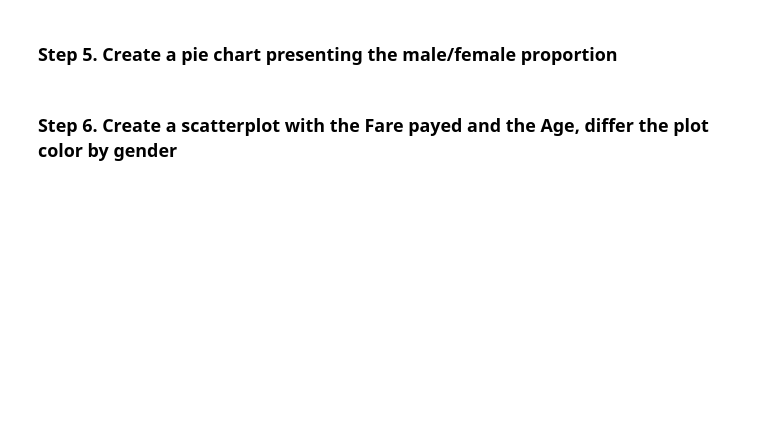
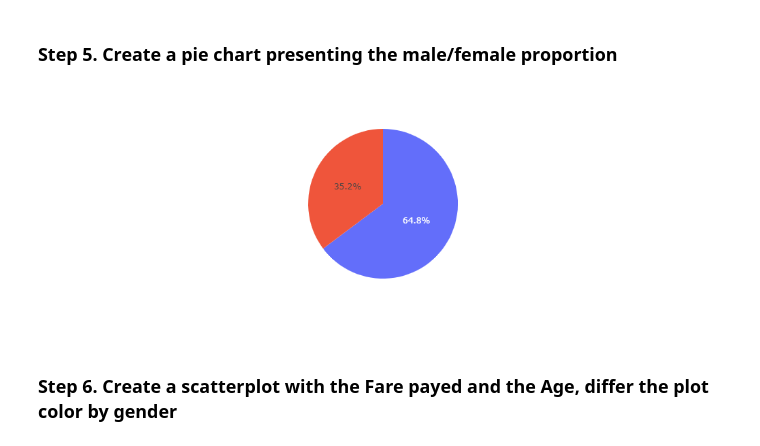
Before and after one commit to BorjaFlightCoder/pandas_exercises, a Jupyter notebook: 07_Visualization/Titanic_Desaster/Exercises.ipynb, the cells around one changed output. Cells and saved outputs as stored; diff of their text form; code cells hidden in the pictures; blank space fills up the shorter version.

Commit message:
Avances 07 titanic

```diff
--- a/07_Visualization/Titanic_Desaster/Exercises.ipynb
+++ b/07_Visualization/Titanic_Desaster/Exercises.ipynb
@@ -37,2 +53,6 @@ df_titanic = pd.read_csv(filepath_or_buffer=url)
 # %% [markdown]
 ### Step 4. Set PassengerId as the index
+# %%
+df_titanic = df_titanic.set_index(keys=df_titanic['PassengerId'])
+# %%
+df_titanic = df_titanic.drop(columns='PassengerId')
@@ -41,2 +80,7 @@ df_titanic = pd.read_csv(filepath_or_buffer=url)
+# %%
+fig = px.pie(data_frame=df_titanic,values=df_titanic['Sex'].value_counts())
+fig.show()
+# %% [output]
+[figure, added]
 # %% [markdown]
 ### Step 6. Create a scatterplot with the Fare payed and the Age, differ the plot color by gender
```
Also changed, not shown: parts of 7 cells of this notebook.
